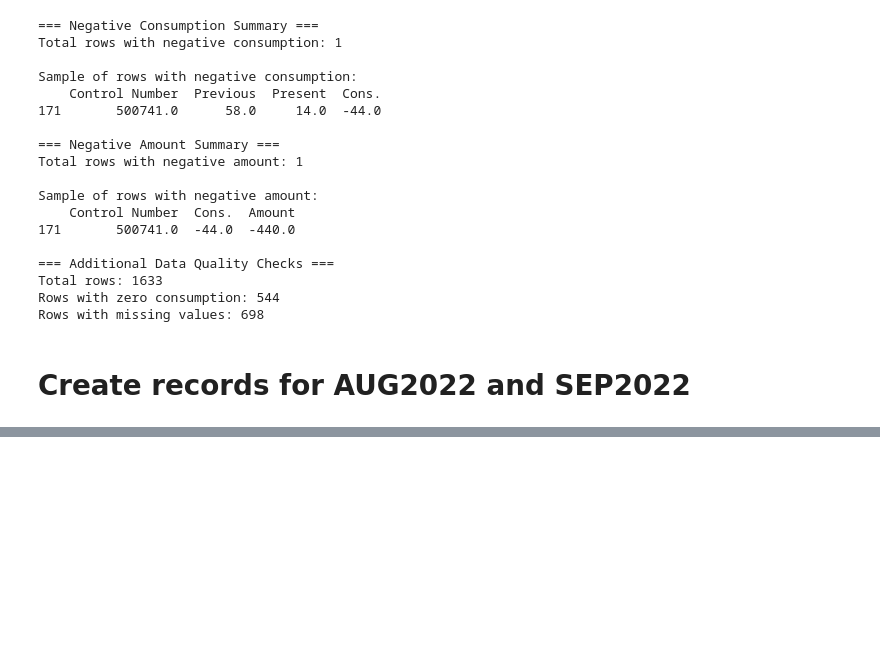
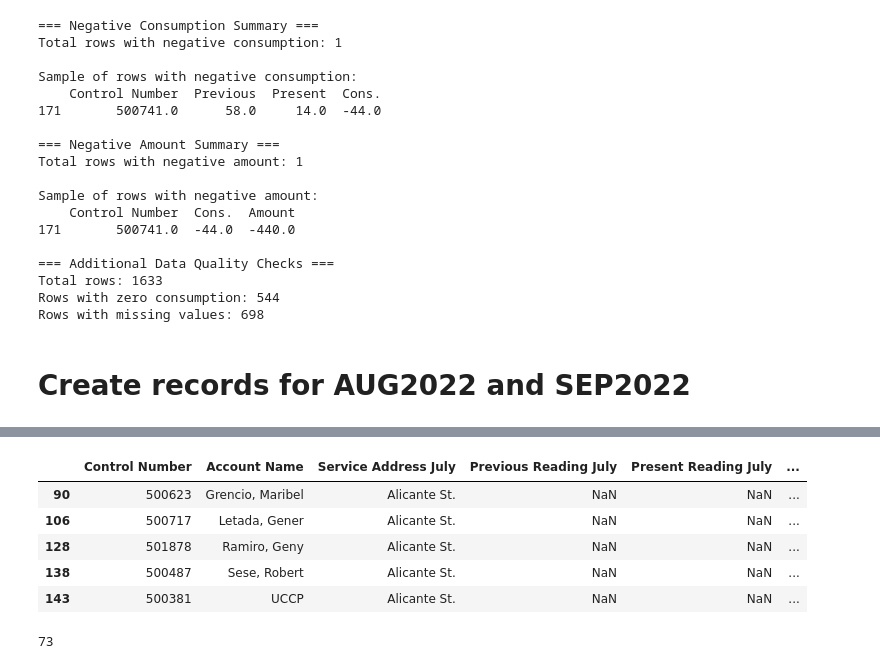
Before and after one commit to marcusAlmo/waterflow_model_training, a Jupyter notebook: data_preparation/v1/record_splitting.ipynb, the cells around one changed output, grey strips where cells are left out. Saved outputs shown, nothing was run; the diff lists cells and outputs as text; code cells hidden in the pictures; blank space fills up the shorter version.

```diff
--- a/data_preparation/v1/record_splitting.ipynb
+++ b/data_preparation/v1/record_splitting.ipynb
@@ -630,0 +509,17 @@ with open("../../dataset/raw/2022/SEP2022.csv", "w", newline="", encoding='latin
+# %%
+import numpy as np
+
+def process_consumption(df):
+    df['Consumption Difference'] = df['Cleaned Present Reading October'] - df['Cleaned Present Reading July']
+    df['Consumption Difference'] = df['Consumption Difference'].fillna(0)
+    df['August Consumption'] = df['Consumption Difference'].clip(lower=0).apply(lambda x: np.ceil(x / 2))
+    df['September Consumption'] = df['Consumption Difference'] - df['August Consumption']
+    df['September Consumption'] = df['September Consumption'].clip(lower=0)
+
+    df['Cleaned Present Reading August'] = df['Cleaned Present Reading July'] + df['August Consumption']
+    df['Cleaned Present Reading September'] = df['Cleaned Present Reading August'] + df['September Consumption']
+    return df
+
+merged_df = process_consumption(merged_df)
+merged_df.head()
+merged_df.info()
@@ -630,0 +544,17 @@ with open("../../dataset/raw/2022/SEP2022.csv", "w", newline="", encoding='latin
+# %%
+for_review = []
+for _, row in merged_df.iterrows():
+    if pd.isna(row['Cleaned Present Reading July']) and pd.notna(row['Cleaned Present Reading October']):
+        for_review.append(row)
+
+for_review_df = pd.DataFrame(for_review)
+display(for_review_df.head())
+print(len(for_review_df))
+# %% [output]
+|  | Control Number | Account Name | Service Address July | Previous Reading July | Present Reading July | ... |
+| 90 | 500623 | Grencio, Maribel | Alicante St. | NaN | NaN | ... |
+| 106 | 500717 | Letada, Gener | Alicante St. | NaN | NaN | ... |
+| 128 | 501878 | Ramiro, Geny | Alicante St. | NaN | NaN | ... |
+| 138 | 500487 | Sese, Robert | Alicante St. | NaN | NaN | ... |
+| 143 | 500381 | UCCP | Alicante St. | NaN | NaN | ... |
+73
```
Also changed, not shown: parts of 16 cells of this notebook, 3 other files.
